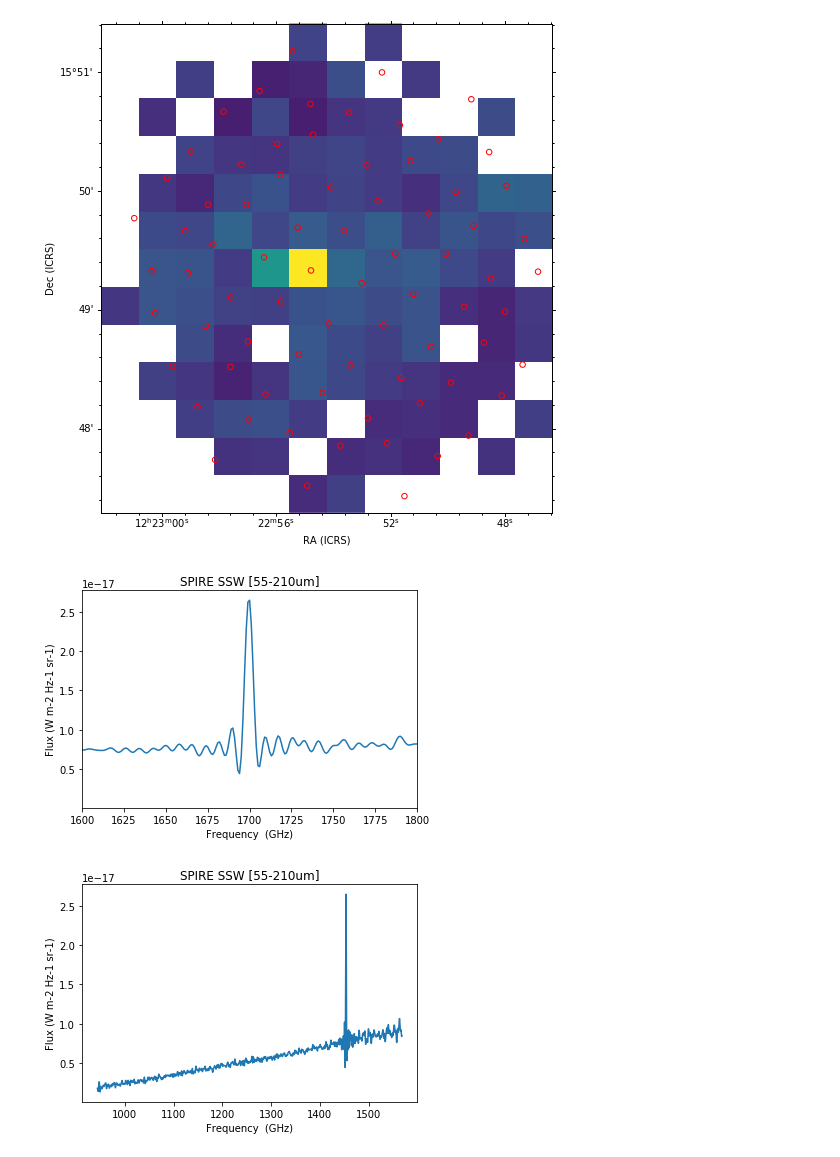
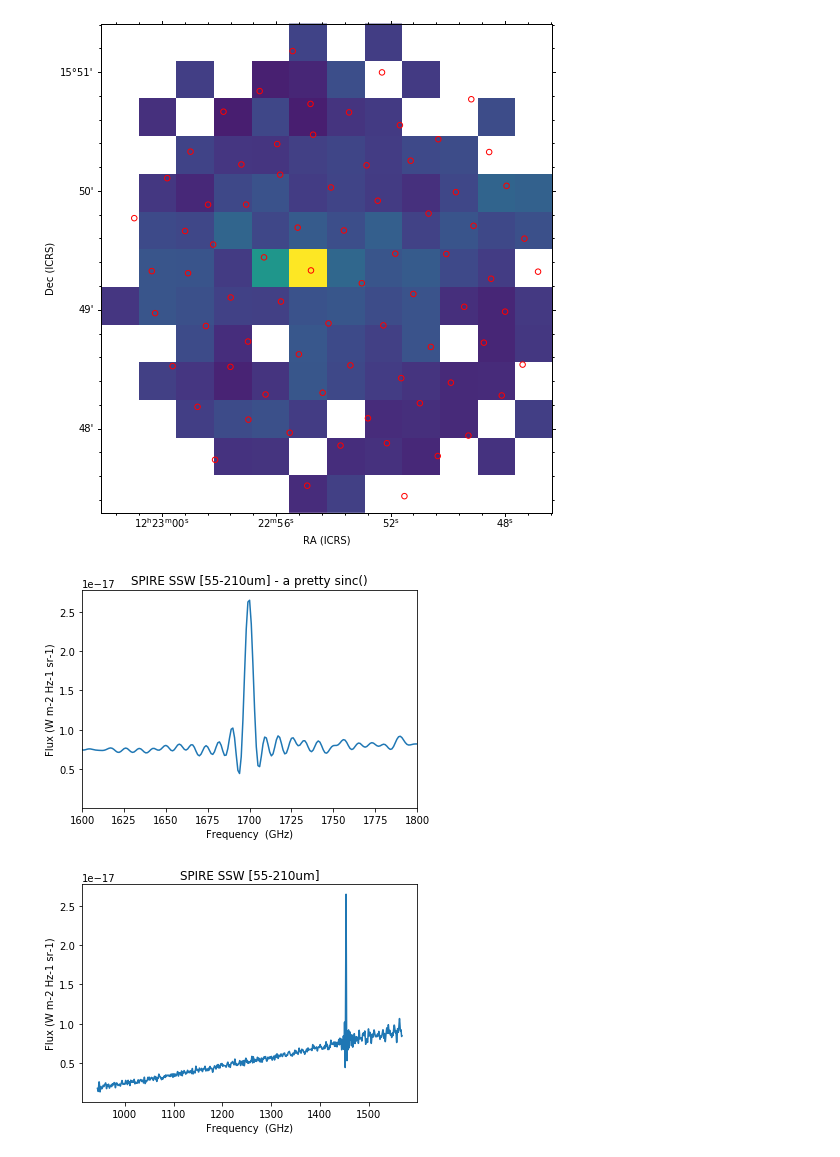
Before and after one commit to teuben/herplot, a Jupyter notebook: ngc4321.ipynb, the cells around one changed output. Drawn from its saved outputs; the diff is of its cells as text; code cells hidden in the pictures.

```diff
--- a/ngc4321.ipynb
+++ b/ngc4321.ipynb
@@ -33,7 +39,9 @@ def get_radec(ffile):
     """
     Return a list of (ra,dec) of the pointing in this bintable
     """
+    print("get_radec:",ffile)
     hdu = fits.open(ffile)
+    print(len(hdu),'luns')
     hdr = hdu[1].header
     dat = hdu[1].data
     if hdr['EXTNAME'] != 'spectrum2d':
@@ -47,10 +55,11 @@ def get_radec(ffile):
 
 def get_image(ffile):
     """
-    return the Header,Data of an image
+    return the HDU, Header,Data of an image
     """
+    print('get_image:',ffile)
     hdu = fits.open(ffile)
-    print(len(hdu))
+    print(len(hdu),'luns')
     imh = hdu[1].header
     imd = hdu[1].data
     if imh['EXTNAME'] != 'image':
@@ -134,18 +148,18 @@ INFO: Auto-setting vmax to  4.310e-18 [aplpy.core]
 # %%
 xpos = 5
 ypos = 6
 sp2 = d2[:,ypos,xpos]
 ch2 = np.arange(len(sp2))
 #ch2 = (ch2+1-h2['CRPIX3'])*h2['CDELT3'] + h2['CRVAL3']
 plt.plot(ch2,sp2)
 plt.xlabel("%s  (%s)" %  (h2['CTYPE3'],h2['CUNIT3']))
 plt.ylabel("Flux (%s)" % h2['BUNIT'])
-plt.title("SPIRE SSW [55-210um]")
+plt.title("SPIRE SSW [55-210um] - a pretty sinc()")
 #plt.title(slw_cube)
-# or zoom in around a line, and see a pretty sync
+# or zoom in around a line, and see a pretty sinc
 plt.xlim(1600,1800);
 # %% [output]
-[figure, old version]
+[figure, new version]
 # %%
 xpos = 5
 ypos = 6
```
Also changed, not shown: parts of 13 cells of this notebook.
